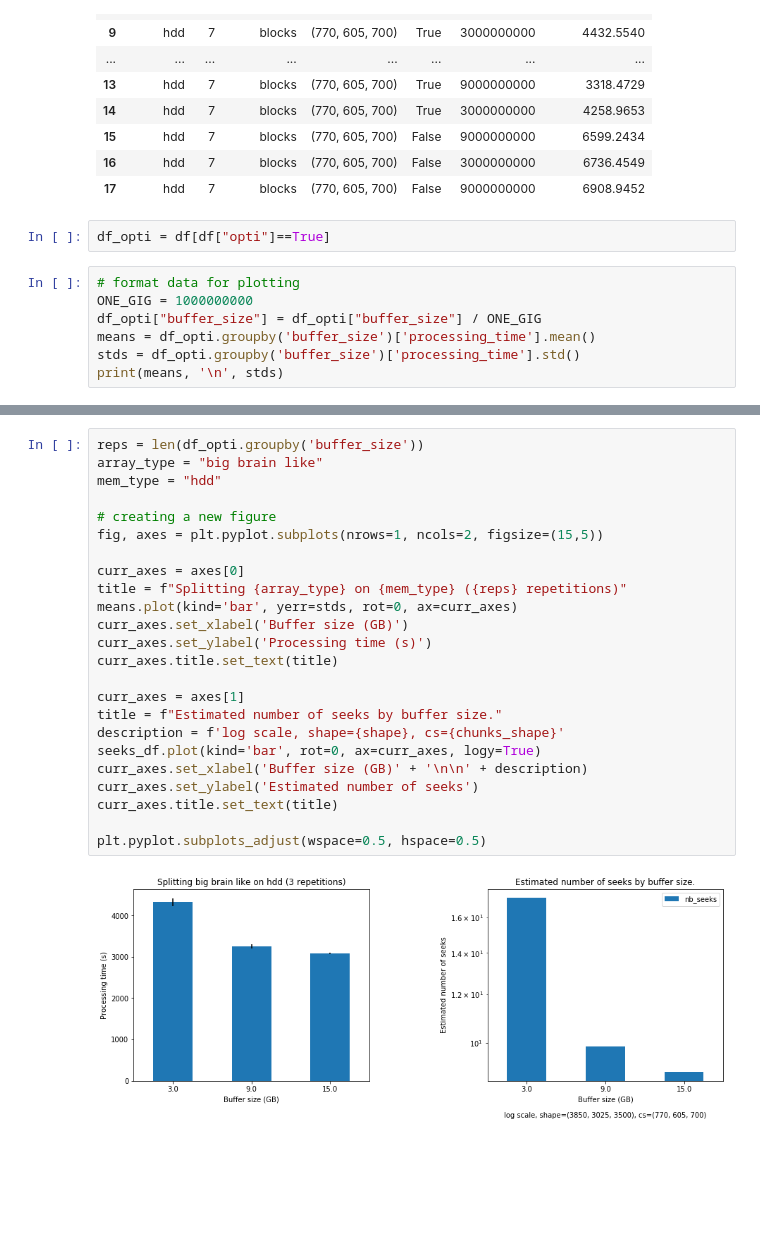
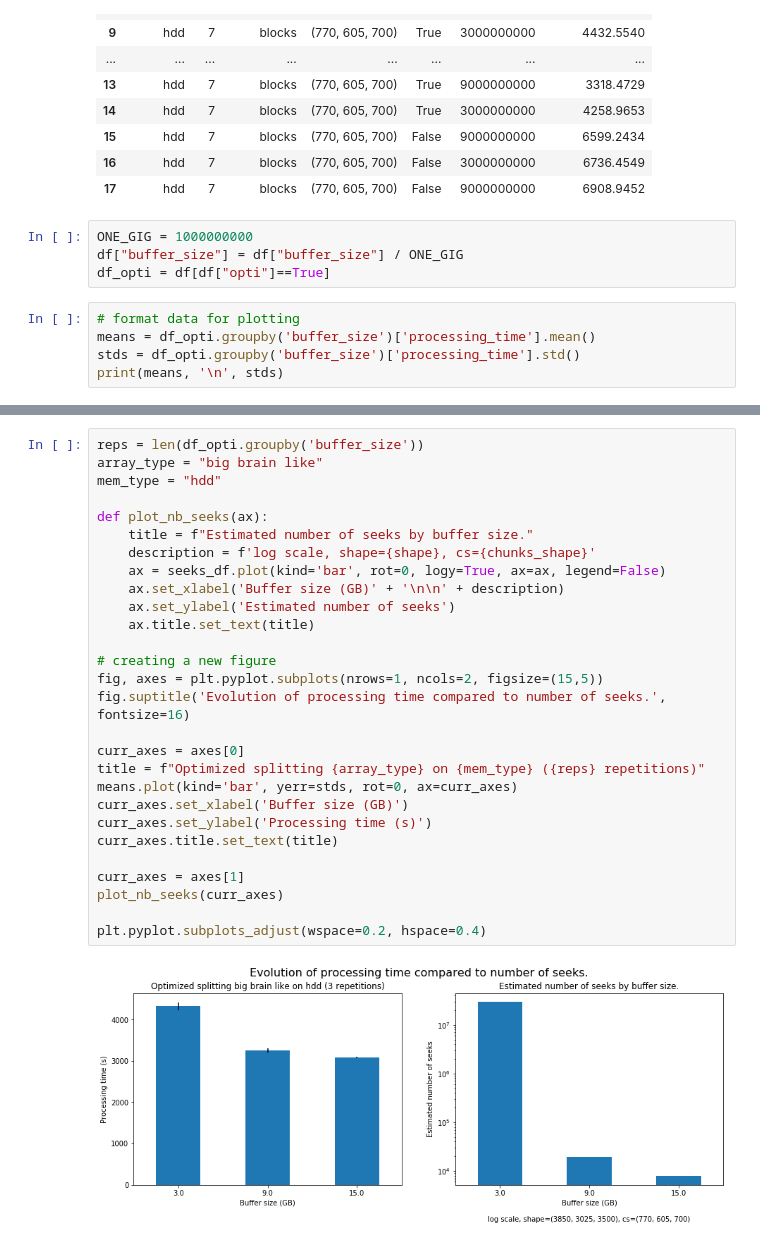
Before and after one commit to GTimothee/dask_io_experiments, a Jupyter notebook: notebooks/experiment1_results.ipynb, the cells around one changed output, grey strips where cells are left out. Drawn from its saved outputs; the diff is of its cells as text; blank space fills up the shorter version.

Commit message:
Comparison of processing time between optimized and non optimized Dask

```diff
--- a/notebooks/experiment1_results.ipynb
+++ b/notebooks/experiment1_results.ipynb
@@ -79,11 +79,11 @@ nb columns: 7
 | 16 | hdd | 7 | blocks | (770, 605, 700) | False | 3000000000 | 6736.4549 |
 | 17 | hdd | 7 | blocks | (770, 605, 700) | False | 9000000000 | 6908.9452 |
 # %%
+ONE_GIG = 1000000000
+df["buffer_size"] = df["buffer_size"] / ONE_GIG
 df_opti = df[df["opti"]==True]
 # %%
 # format data for plotting
-ONE_GIG = 1000000000
-df_opti["buffer_size"] = df_opti["buffer_size"] / ONE_GIG
 means = df_opti.groupby('buffer_size')['processing_time'].mean()
 stds = df_opti.groupby('buffer_size')['processing_time'].std()
 print(means, '\n', stds)
@@ -154,26 +150,30 @@ self.nb_chunks + self.get_nb_loads() * self.get_nb_seeks_per_load()
 # %%
 reps = len(df_opti.groupby('buffer_size'))
 array_type = "big brain like"
 mem_type = "hdd"
 
+def plot_nb_seeks(ax):
+    title = f"Estimated number of seeks by buffer size."
+    description = f'log scale, shape={shape}, cs={chunks_shape}'
+    ax = seeks_df.plot(kind='bar', rot=0, logy=True, ax=ax, legend=False)
+    ax.set_xlabel('Buffer size (GB)' + '\n\n' + description)
+    ax.set_ylabel('Estimated number of seeks')
+    ax.title.set_text(title)
+
 # creating a new figure
 fig, axes = plt.pyplot.subplots(nrows=1, ncols=2, figsize=(15,5))
+fig.suptitle('Evolution of processing time compared to number of seeks.', fontsize=16)
 
 curr_axes = axes[0]
-title = f"Splitting {array_type} on {mem_type} ({reps} repetitions)"
+title = f"Optimized splitting {array_type} on {mem_type} ({reps} repetitions)"
 means.plot(kind='bar', yerr=stds, rot=0, ax=curr_axes)
 curr_axes.set_xlabel('Buffer size (GB)')
 curr_axes.set_ylabel('Processing time (s)')
 curr_axes.title.set_text(title)
 
 curr_axes = axes[1]
-title = f"Estimated number of seeks by buffer size."
-description = f'log scale, shape={shape}, cs={chunks_shape}'
-seeks_df.plot(kind='bar', rot=0, ax=curr_axes, logy=True)
-curr_axes.set_xlabel('Buffer size (GB)' + '\n\n' + description)
-curr_axes.set_ylabel('Estimated number of seeks')
-curr_axes.title.set_text(title)
+plot_nb_seeks(curr_axes)
 
-plt.pyplot.subplots_adjust(wspace=0.5, hspace=0.5)
+plt.pyplot.subplots_adjust(wspace=0.2, hspace=0.4)
 # %% [output]
-[figure, old version]
+[figure, new version]
```
Also changed, not shown: parts of 5 cells of this notebook.
